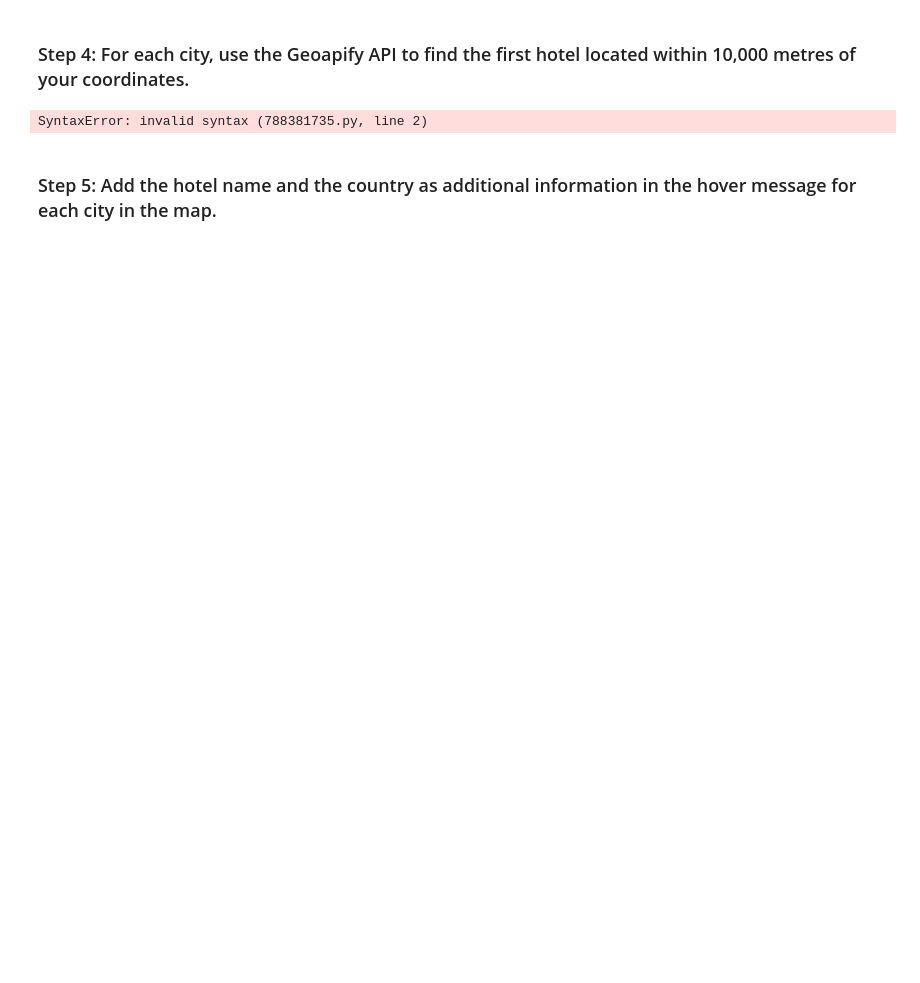
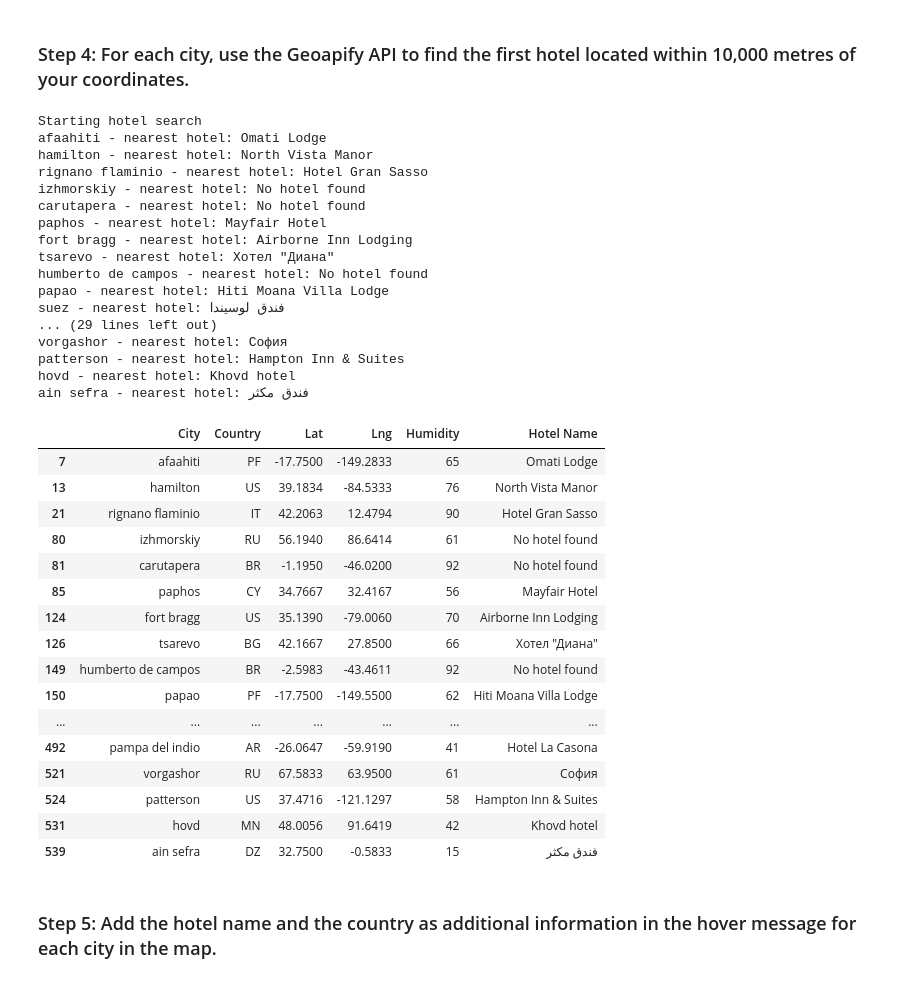
Before and after one commit to wemlaztdj/python-api-challenge, a Jupyter notebook: WeatherPy/VacationPy.ipynb, the cells around one changed output. Cells and saved outputs as stored; diff of their text form; code cells hidden in the pictures; blank space fills up the shorter version.

```diff
--- a/WeatherPy/VacationPy.ipynb
+++ b/WeatherPy/VacationPy.ipynb
@@ -59,10 +79,16 @@ map_plot
 # A max temperature lower than 27 degrees but higher than 21
 # Wind speed less than 4.5 m/s
 # Zero cloudiness
-city_df=city_data_df.dropna()
 
+city_df=city_data_df[
+    (city_data_df['Max Temp']>21) &
+    (city_data_df['Max Temp']<27) &
+    (city_data_df['Wind Speed']<4.5) &
+    (city_data_df['Cloudiness']<20)
+                ]
 
 # Drop any rows with null values
-
+city_df=city_df.dropna()
 
 # Display sample data
+city_df.head()
@@ -71,9 +104,10 @@ city_df=city_data_df.dropna()
 # %%
 # Use the Pandas copy function to create DataFrame called hotel_df to store the city, country, coordinates, and humidity
 # YOUR CODE HERE
+hotel_df=city_df.loc[:,['City','Country','Lat','Lng','Humidity']]
+# Add an empty column, "Hotel Name," to the DataFrame so you can store the hotel found using the Geoapify API
 
-# Add an empty column, "Hotel Name," to the DataFrame so you can store the hotel found using the Geoapify API
-# YOUR CODE HERE
+hotel_df['Hotel Name']=''
+# Display sample data
 
-# Display sample data
-# YOUR CODE HERE
+hotel_df.head()
@@ -81,47 +122,86 @@ city_df=city_data_df.dropna()
 ### Step 4: For each city, use the Geoapify API to find the first hotel located within 10,000 metres of your coordinates.
 # %%
 # Set parameters to search for a hotel
-radius = # YOUR CODE HERE
+radius = 10000
 params = {
-    # YOUR CODE HERE
+    "categories":"accommodation.hotel",
+    "apiKey": geoapify_key,
+    "limit":20
 }
 
 # Print a message to follow up the hotel search
 print("Starting hotel search")
 
 # Iterate through the hotel_df DataFrame
 for index, row in hotel_df.iterrows():
     # get latitude, longitude from the DataFrame
     # YOUR CODE HERE
 
+    latitude=row['Lat']
+    longitude=row['Lng']
+
+
     # Add filter and bias parameters with the current city's latitude and longitude to the params dictionary
-    params["filter"] = # YOUR CODE HERE
-    params["bias"] = # YOUR CODE HERE
+    params["filter"] = f"circle:{longitude},{latitude},{radius}"
+    params["bias"] = f"proximity:{longitude},{latitude}"
 
     # Set base URL
     base_url = "https://api.geoapify.com/v2/places"
 
 
     # Make and API request using the params dictionaty
-    name_address = # YOUR CODE HERE
+    name_address = requests.get(base_url, params=params)
 
     # Convert the API response to JSON format
-    name_address = # YOUR CODE HERE
+    name_address = name_address.json()
 
     # Grab the first hotel from the results and store the name in the hotel_df DataFrame
     try:
         hotel_df.loc[index, "Hotel Name"] = name_address["features"][0]["properties"]["name"]
     except (KeyError, IndexError):
         # If no hotel is found, set the hotel name as "No hotel found".
         hotel_df.loc[index, "Hotel Name"] = "No hotel found"
 
     # Log the search results
     print(f"{hotel_df.loc[index, 'City']} - nearest hotel: {hotel_df.loc[index, 'Hotel Name']}")
 
 # Display sample data
 hotel_df
 # %% [output]
-SyntaxError: invalid syntax (788381735.py, line 2)
+Starting hotel search
+afaahiti - nearest hotel: Omati Lodge
+hamilton - nearest hotel: North Vista Manor
+rignano flaminio - nearest hotel: Hotel Gran Sasso
+izhmorskiy - nearest hotel: No hotel found
+carutapera - nearest hotel: No hotel found
+paphos - nearest hotel: Mayfair Hotel
+fort bragg - nearest hotel: Airborne Inn Lodging
+tsarevo - nearest hotel: Хотел "Диана"
+humberto de campos - nearest hotel: No hotel found
+papao - nearest hotel: Hiti Moana Villa Lodge
+suez - nearest hotel: فندق لوسيندا
+... (29 lines left out)
+vorgashor - nearest hotel: София
+patterson - nearest hotel: Hampton Inn & Suites
+hovd - nearest hotel: Khovd hotel
+ain sefra - nearest hotel: فندق مكثر
+|  | City | Country | Lat | Lng | Humidity | Hotel Name |
+| 7 | afaahiti | PF | -17.7500 | -149.2833 | 65 | Omati Lodge |
+| 13 | hamilton | US | 39.1834 | -84.5333 | 76 | North Vista Manor |
+| 21 | rignano flaminio | IT | 42.2063 | 12.4794 | 90 | Hotel Gran Sasso |
+| 80 | izhmorskiy | RU | 56.1940 | 86.6414 | 61 | No hotel found |
+| 81 | carutapera | BR | -1.1950 | -46.0200 | 92 | No hotel found |
+| 85 | paphos | CY | 34.7667 | 32.4167 | 56 | Mayfair Hotel |
+| 124 | fort bragg | US | 35.1390 | -79.0060 | 70 | Airborne Inn Lodging |
+| 126 | tsarevo | BG | 42.1667 | 27.8500 | 66 | Хотел "Диана" |
+| 149 | humberto de campos | BR | -2.5983 | -43.4611 | 92 | No hotel found |
+| 150 | papao | PF | -17.7500 | -149.5500 | 62 | Hiti Moana Villa Lodge |
+| ... | ... | ... | ... | ... | ... | ... |
+| 492 | pampa del indio | AR | -26.0647 | -59.9190 | 41 | Hotel La Casona |
+| 521 | vorgashor | RU | 67.5833 | 63.9500 | 61 | София |
+| 524 | patterson | US | 37.4716 | -121.1297 | 58 | Hampton Inn & Suites |
+| 531 | hovd | MN | 48.0056 | 91.6419 | 42 | Khovd hotel |
+| 539 | ain sefra | DZ | 32.7500 | -0.5833 | 15 | فندق مكثر |
 # %% [markdown]
 ### Step 5: Add the hotel name and the country as additional information in the hover message for each city in the map.
 # %%
```
Also changed, not shown: parts of 4 cells of this notebook.
